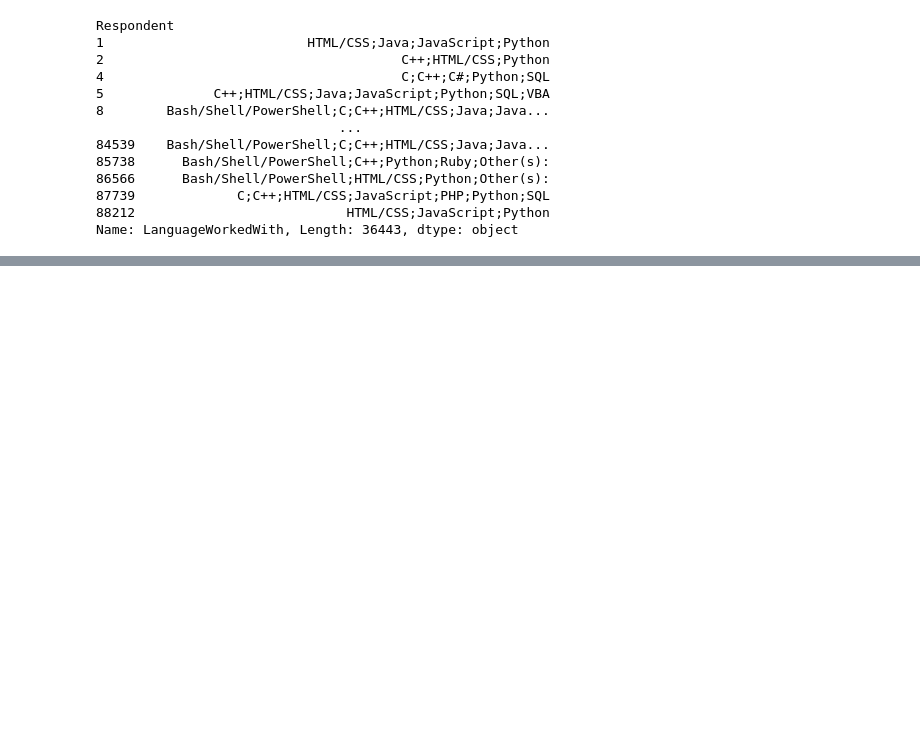
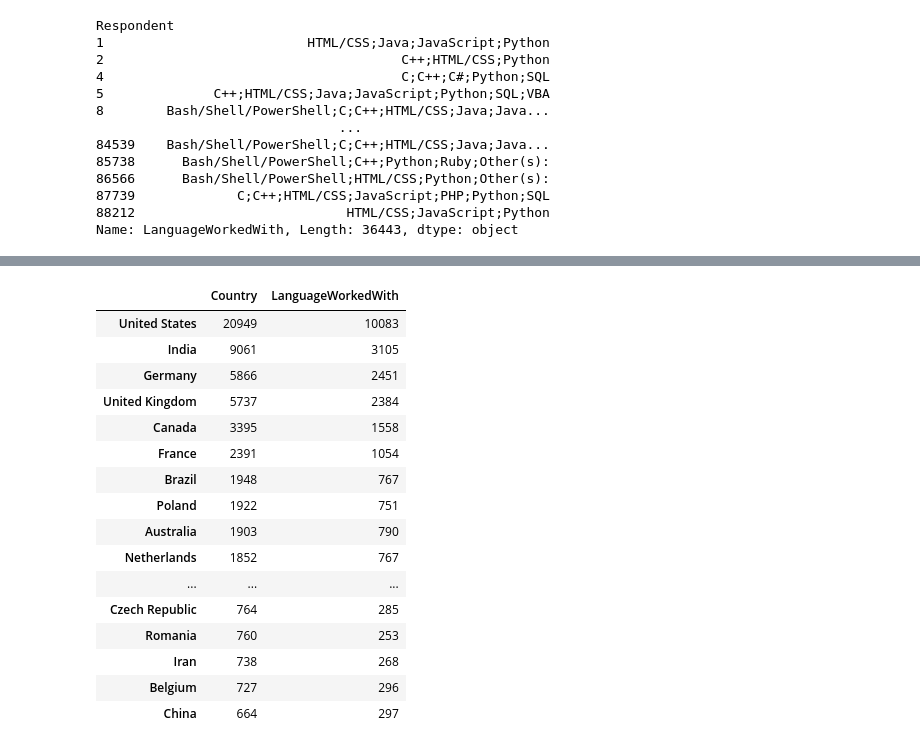
Before and after one commit to christianangel15/CodeSnippets, a Jupyter notebook: Pandas_demo/Pandas Demo.ipynb, the cells around one changed output, grey strips where cells are left out. Drawn from its saved outputs; the diff is of its cells as text; code cells hidden in the pictures; blank space fills up the shorter version.

```diff
--- a/Pandas_demo/Pandas Demo.ipynb
+++ b/Pandas_demo/Pandas Demo.ipynb
@@ -98,0 +337,3 @@ Name: LanguageWorkedWith, Length: 36443, dtype: object
+# %%
+TotalResp = df['Country'].value_counts()
+TotalResp
@@ -98,0 +370,21 @@ Name: LanguageWorkedWith, Length: 36443, dtype: object
+# %%
+python_df = pd.concat([TotalResp, WorkedPython], axis = 'columns')
+python_df.head(25)
+# %% [output]
+|  | Country | LanguageWorkedWith |
+| United States | 20949 | 10083 |
+| India | 9061 | 3105 |
+| Germany | 5866 | 2451 |
+| United Kingdom | 5737 | 2384 |
+| Canada | 3395 | 1558 |
+| France | 2391 | 1054 |
+| Brazil | 1948 | 767 |
+| Poland | 1922 | 751 |
+| Australia | 1903 | 790 |
+| Netherlands | 1852 | 767 |
+| ... | ... | ... |
+| Czech Republic | 764 | 285 |
+| Romania | 760 | 253 |
+| Iran | 738 | 268 |
+| Belgium | 727 | 296 |
+| China | 664 | 297 |
```
Also changed, not shown: parts of 38 cells of this notebook, 4 other files.
